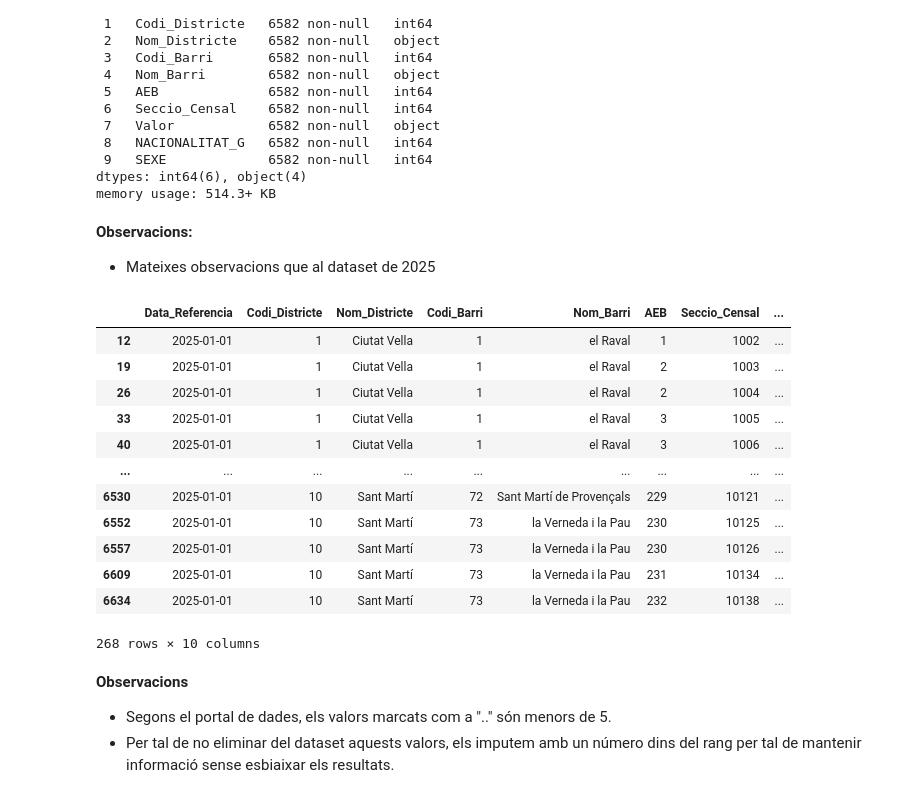
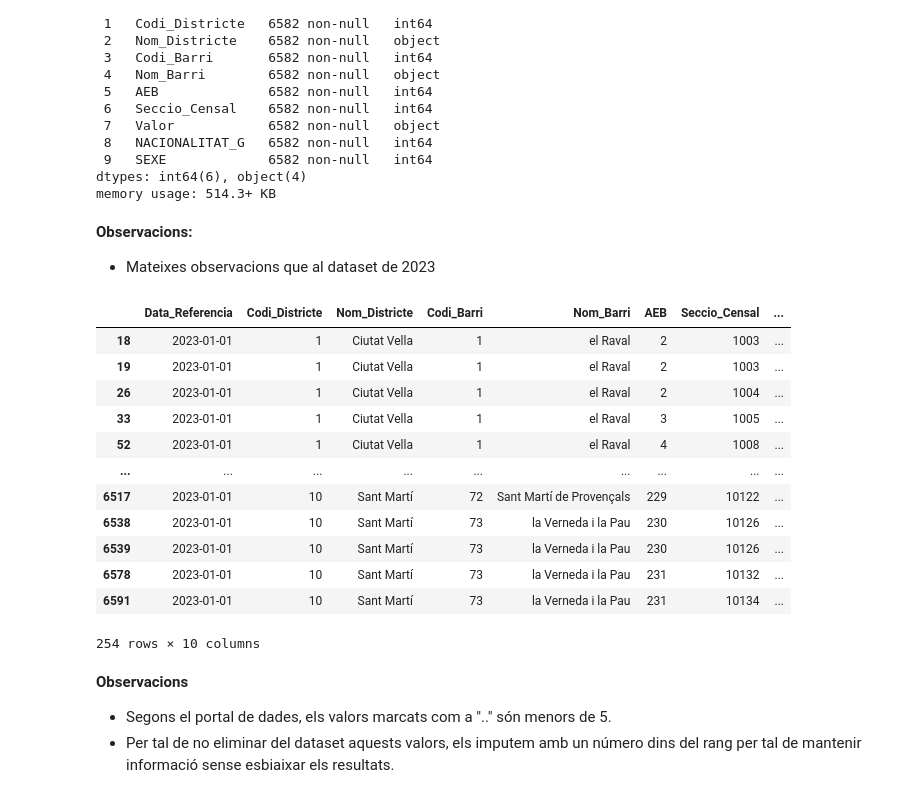
Before and after one commit to joseprau/tfm_gentrificacio_bcn, a Jupyter notebook: notebooks/ingestio_demografiques.ipynb, the cells around one changed output. Cells and saved outputs as stored; diff of their text form; code cells hidden in the pictures.

```diff
--- a/notebooks/ingestio_demografiques.ipynb
+++ b/notebooks/ingestio_demografiques.ipynb
@@ -143,7 +129,7 @@ Per aquest indicador es processaran dos fitxers per als dos anys. En un primer,
 # %%
 # Població
 
-df_poblacio_25 = pd.read_csv('../data/raw/poblacio/2025_pad_mdbas_nacionalitat-g_sexe.csv')
-df_poblacio_25.head()
+df_poblacio_23 = pd.read_csv('../data/raw/poblacio/2023_pad_mdbas_nacionalitat-g_sexe.csv')
+df_poblacio_23.head()
 # %% [output]
 |  | Data_Referencia | Codi_Districte | Nom_Districte | Codi_Barri | Nom_Barri | AEB | Seccio_Censal | ... |
@@ -210,23 +196,23 @@ dtypes: int64(6), object(4)
 memory usage: 514.3+ KB
 # %% [markdown]
 **Observacions:**
-- Mateixes observacions que al dataset de 2025
+- Mateixes observacions que al dataset de 2023
 # %%
-df_poblacio_25[df_poblacio_25["Valor"] == ".."]
+df_poblacio_23[df_poblacio_23["Valor"] == ".."]
 # %% [output]
 |  | Data_Referencia | Codi_Districte | Nom_Districte | Codi_Barri | Nom_Barri | AEB | Seccio_Censal | ... |
-| 12 | 2025-01-01 | 1 | Ciutat Vella | 1 | el Raval | 1 | 1002 | ... |
-| 19 | 2025-01-01 | 1 | Ciutat Vella | 1 | el Raval | 2 | 1003 | ... |
-| 26 | 2025-01-01 | 1 | Ciutat Vella | 1 | el Raval | 2 | 1004 | ... |
-| 33 | 2025-01-01 | 1 | Ciutat Vella | 1 | el Raval | 3 | 1005 | ... |
-| 40 | 2025-01-01 | 1 | Ciutat Vella | 1 | el Raval | 3 | 1006 | ... |
+| 18 | 2023-01-01 | 1 | Ciutat Vella | 1 | el Raval | 2 | 1003 | ... |
+| 19 | 2023-01-01 | 1 | Ciutat Vella | 1 | el Raval | 2 | 1003 | ... |
+| 26 | 2023-01-01 | 1 | Ciutat Vella | 1 | el Raval | 2 | 1004 | ... |
+| 33 | 2023-01-01 | 1 | Ciutat Vella | 1 | el Raval | 3 | 1005 | ... |
+| 52 | 2023-01-01 | 1 | Ciutat Vella | 1 | el Raval | 4 | 1008 | ... |
 | ... | ... | ... | ... | ... | ... | ... | ... | ... |
-| 6530 | 2025-01-01 | 10 | Sant Martí | 72 | Sant Martí de Provençals | 229 | 10121 | ... |
-| 6552 | 2025-01-01 | 10 | Sant Martí | 73 | la Verneda i la Pau | 230 | 10125 | ... |
-| 6557 | 2025-01-01 | 10 | Sant Martí | 73 | la Verneda i la Pau | 230 | 10126 | ... |
-| 6609 | 2025-01-01 | 10 | Sant Martí | 73 | la Verneda i la Pau | 231 | 10134 | ... |
-| 6634 | 2025-01-01 | 10 | Sant Martí | 73 | la Verneda i la Pau | 232 | 10138 | ... |
+| 6517 | 2023-01-01 | 10 | Sant Martí | 72 | Sant Martí de Provençals | 229 | 10122 | ... |
+| 6538 | 2023-01-01 | 10 | Sant Martí | 73 | la Verneda i la Pau | 230 | 10126 | ... |
+| 6539 | 2023-01-01 | 10 | Sant Martí | 73 | la Verneda i la Pau | 230 | 10126 | ... |
+| 6578 | 2023-01-01 | 10 | Sant Martí | 73 | la Verneda i la Pau | 231 | 10132 | ... |
+| 6591 | 2023-01-01 | 10 | Sant Martí | 73 | la Verneda i la Pau | 231 | 10134 | ... |
-268 rows × 10 columns
+254 rows × 10 columns
 # %% [markdown]
 **Observacions**
 - Segons el portal de dades, els valors marcats com a ".." són menors de 5.
```
Also changed, not shown: parts of 65 cells of this notebook, 1 other file.
